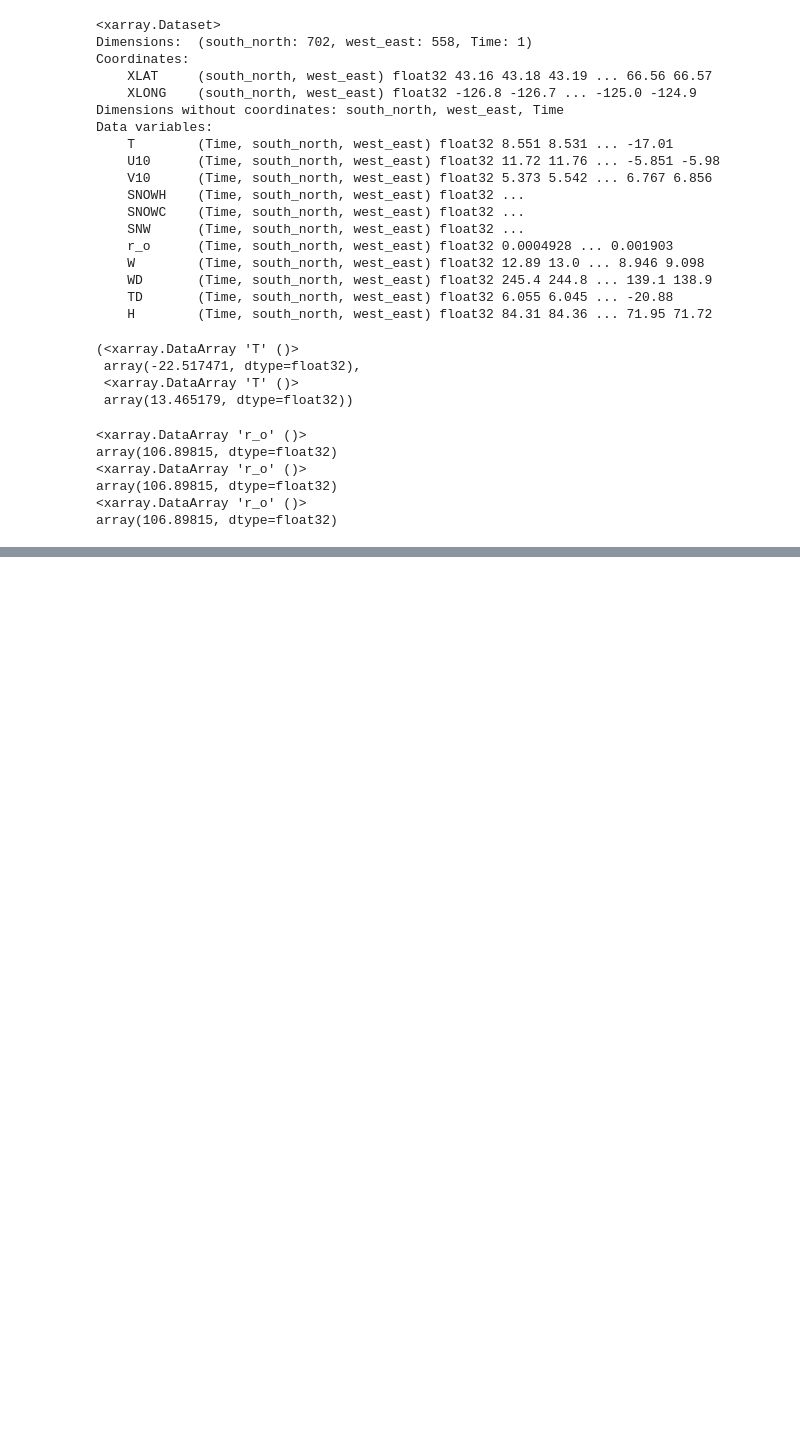
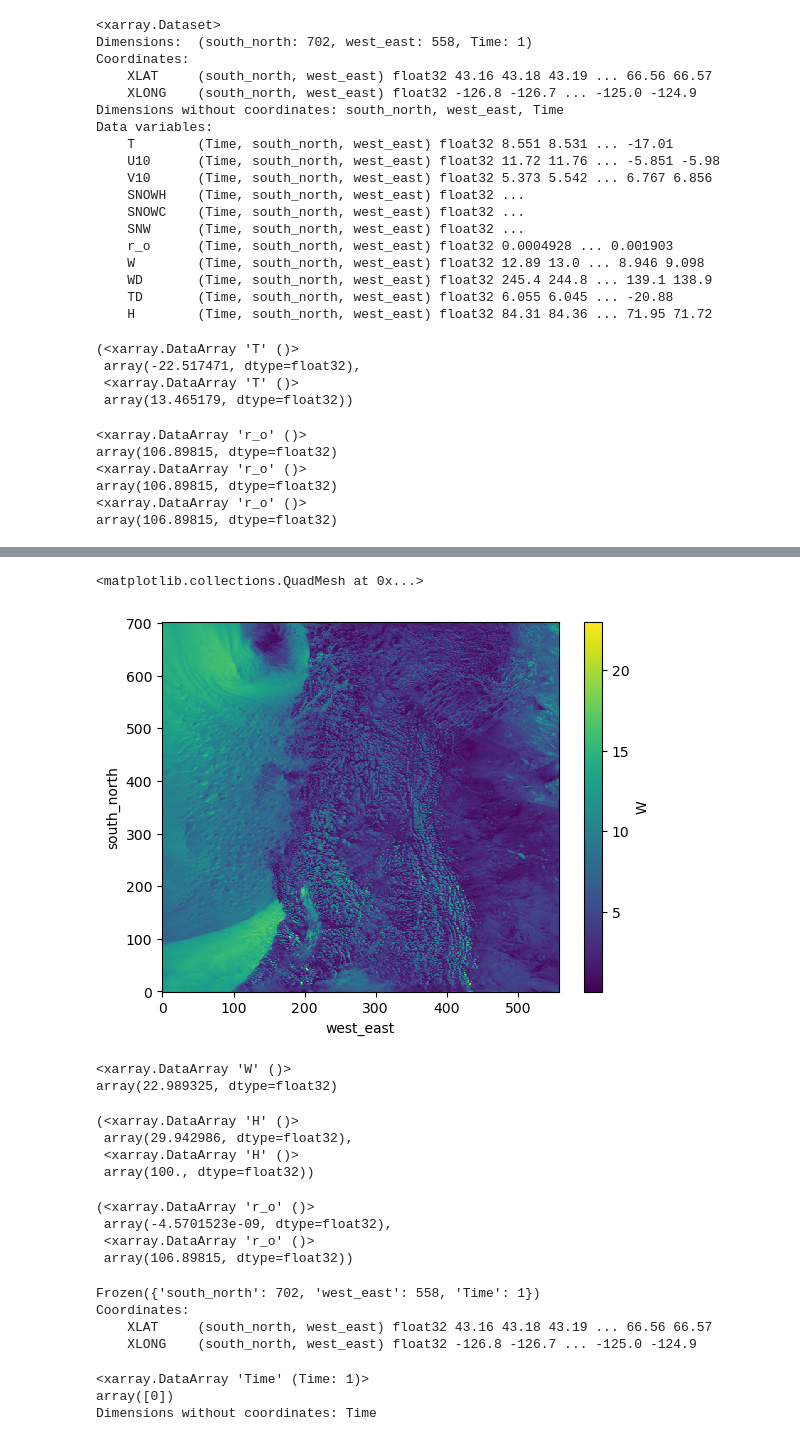
Before and after one commit to smoskii/fwf-climatex, a Jupyter notebook: utils/climatex.ipynb, the cells around one changed output, grey strips where cells are left out. Saved outputs shown, nothing was run; the diff lists cells and outputs as text; code cells hidden in the pictures; blank space fills up the shorter version.

```diff
--- a/utils/climatex.ipynb
+++ b/utils/climatex.ipynb
@@ -221,0 +364,38 @@ print(timezone.Zone.shape)
+# %%
+fwf_ds.W.squeeze().plot()
+# %% [output]
+<matplotlib.collections.QuadMesh at 0x...>
+[figure, added]
+# %%
+fwf_ds.W.max()
+# %% [output]
+<xarray.DataArray 'W' ()>
+array(22.989325, dtype=float32)
+# %%
+fwf_ds.H.min(), fwf_ds.H.max()
+# %% [output]
+(<xarray.DataArray 'H' ()>
+ array(29.942986, dtype=float32),
+ <xarray.DataArray 'H' ()>
+ array(100., dtype=float32))
+# %%
+fwf_ds.r_o.min(), fwf_ds.r_o.max()
+# %% [output]
+(<xarray.DataArray 'r_o' ()>
+ array(-4.5701523e-09, dtype=float32),
+ <xarray.DataArray 'r_o' ()>
+ array(106.89815, dtype=float32))
+# %%
+print(fwf_ds.dims)
+print(fwf_ds.coords)
+# %% [output]
+Frozen({'south_north': 702, 'west_east': 558, 'Time': 1})
+Coordinates:
+    XLAT     (south_north, west_east) float32 43.16 43.18 43.19 ... 66.56 66.57
+    XLONG    (south_north, west_east) float32 -126.8 -126.7 ... -125.0 -124.9
+# %%
+print(fwf_ds.Time)
+# %% [output]
+<xarray.DataArray 'Time' (Time: 1)>
+array([0])
+Dimensions without coordinates: Time
```
Also changed, not shown: parts of 17 cells of this notebook, 2 other files.
